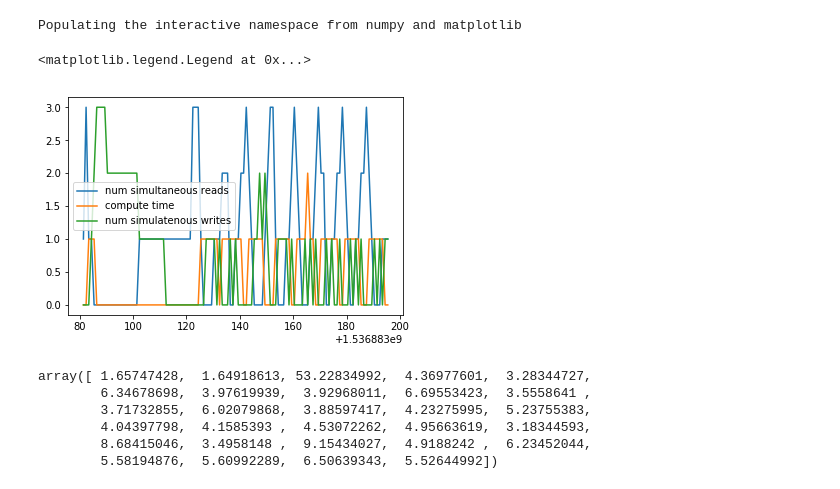
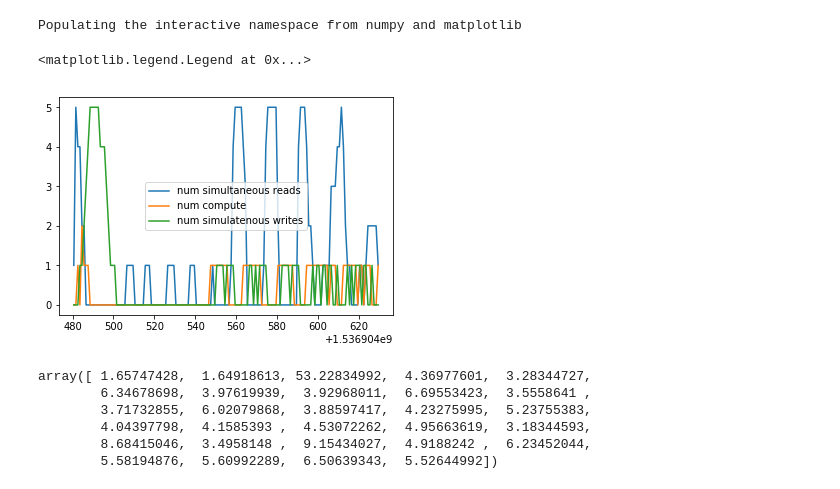
Before and after one commit to Vaishaal/numpywren, a Jupyter notebook: experiments/perf_debug.ipynb, the cells around one changed output. Drawn from its saved outputs; the diff is of its cells as text; code cells hidden in the pictures.

```diff
--- a/experiments/perf_debug.ipynb
+++ b/experiments/perf_debug.ipynb
@@ -11,6 +13,6 @@ from collections import defaultdict
 # %%
-PROGRAM_ID = "1536883064"
-BUCKET = "numpywrennsdi"
+PROGRAM_ID = "1536904477"
+BUCKET = "numpywrennsdi2"
 # %%
 s3_client = boto3.client("s3")
 # %%
@@ -366,13 +368,13 @@ for r in write_instrs:
 Populating the interactive namespace from numpy and matplotlib
 # %%
 plt.plot(bins, read_times, label="num simultaneous reads")
-plt.plot(bins, compute_times, label="compute time")
+plt.plot(bins, compute_times, label="num compute")
 plt.plot(bins, write_times, label="num simulatenous writes")
 #plt.plot(bins, compute_times, label="compute time")
 plt.legend()
 # %% [output]
 <matplotlib.legend.Legend at 0x...>
-[figure, old version]
+[figure, new version]
 # %%
 compute_instrs = sorted(compute_instrs, key=lambda x: x.start_time)
 # %%
```
Also changed, not shown: parts of 6 cells of this notebook, 9 other files.
